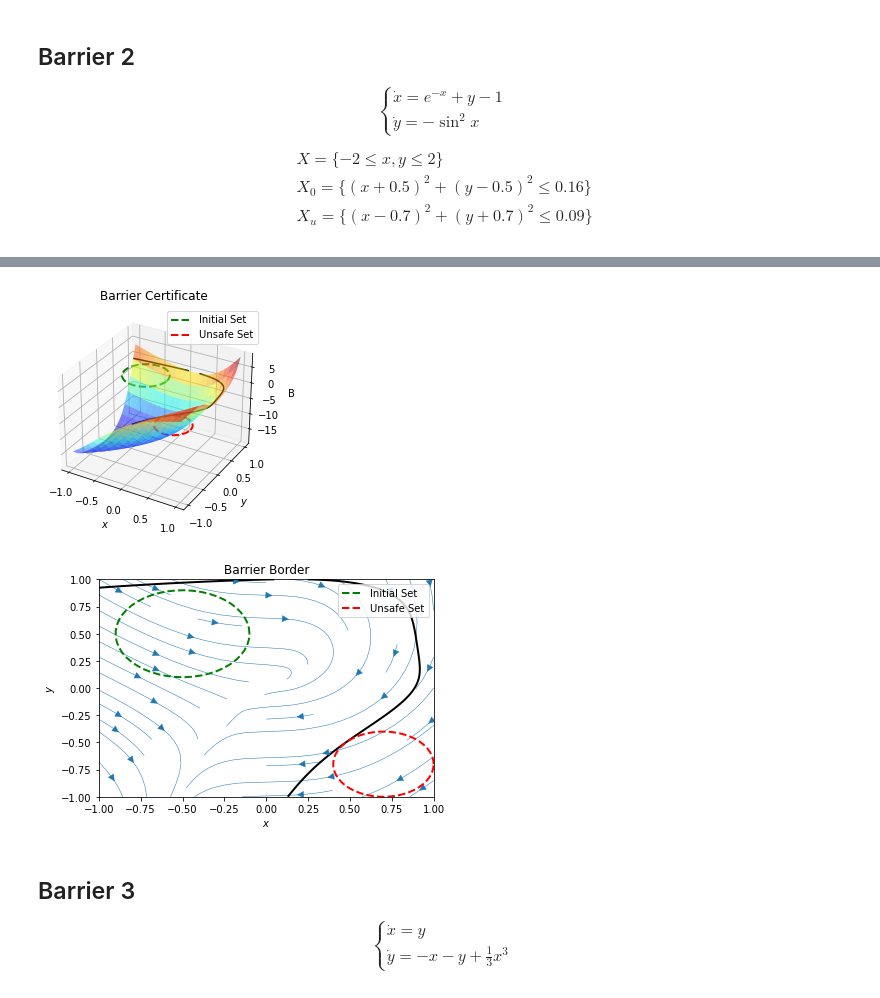
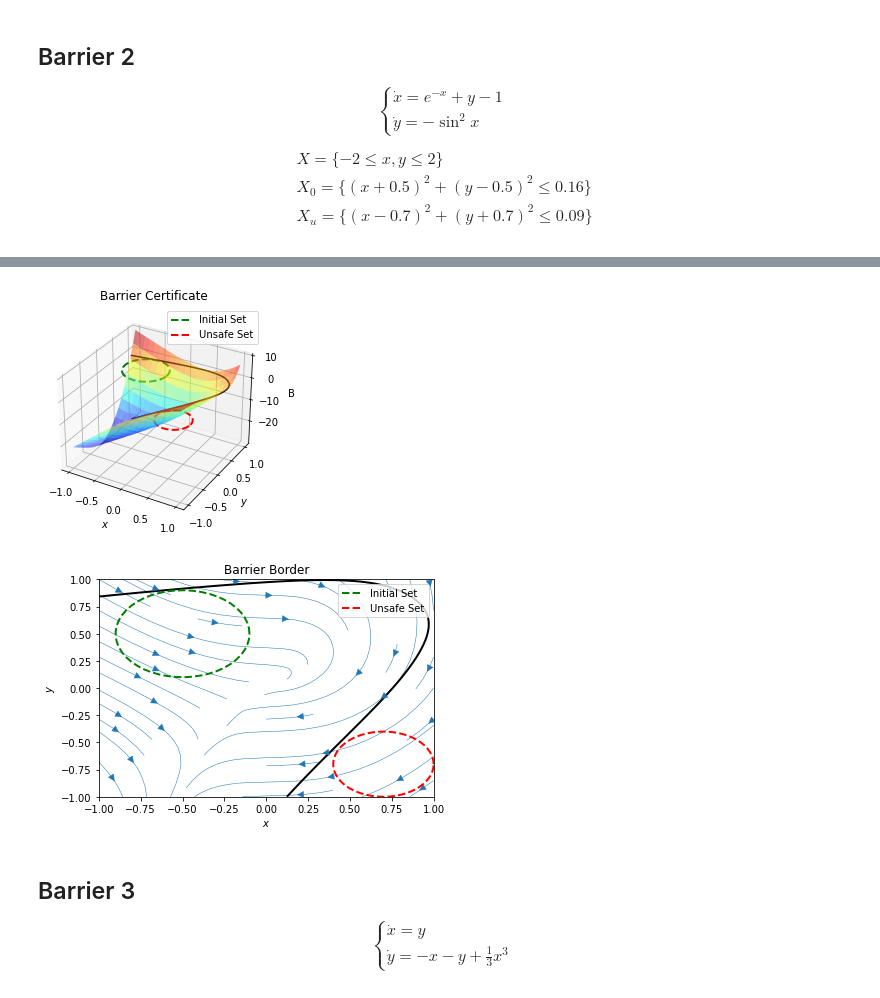
Before and after one commit to oxford-oxcav/fossil, a Jupyter notebook: experiments/FOSSIL-benchmarks.ipynb, the cells around one changed output, grey strips where cells are left out. Cells and saved outputs as stored; diff of their text form; code cells hidden in the pictures.

```diff
--- a/experiments/FOSSIL-benchmarks.ipynb
+++ b/experiments/FOSSIL-benchmarks.ipynb
@@ -537,14 +534,14 @@ $$\begin{align*}
 torch.manual_seed(167)
 dynamics = barr_2
 dimension = 2
-activations =  [ActivationType.SIGMOID]
-neurons = [24]
+activations =  [ActivationType.SOFTPLUS]
+neurons = [20]
 verifier_type = VerifierType.DREAL
 
 parameters = {CegisConfig.VERIFIER.k:verifier_type,CegisConfig.ACTIVATION.k: activations,
               CegisConfig.N_VARS.k: dimension,
               CegisConfig.N_HIDDEN_NEURONS.k:neurons, CegisConfig.SP_HANDLE.k:False,
-              CegisConfig.SP_SIMPLIFY.k:True, CegisConfig.SYMMETRIC_BELT.k: False, CegisConfig.BATCH_SIZE.k: 600}
+              CegisConfig.SP_SIMPLIFY.k:False, CegisConfig.SYMMETRIC_BELT.k: False}
 
 mode = PrimerMode.BARRIER
 f_n, f_s = synthesise(dynamics, mode, CEGIS_PARAMETERS=parameters)
@@ -576,5 +569,5 @@ Trajectoriser times: total=0.007114684998668963s,min=0.0013750109974353109s,max=
-[figure, old version]
+[figure, new version]
-[figure, old version]
+[figure, new version]
 # %% [markdown]
 <a id='polynomial'></a>
 ## Barrier 3
```
Also changed, not shown: parts of 19 cells of this notebook, 41 other files.
